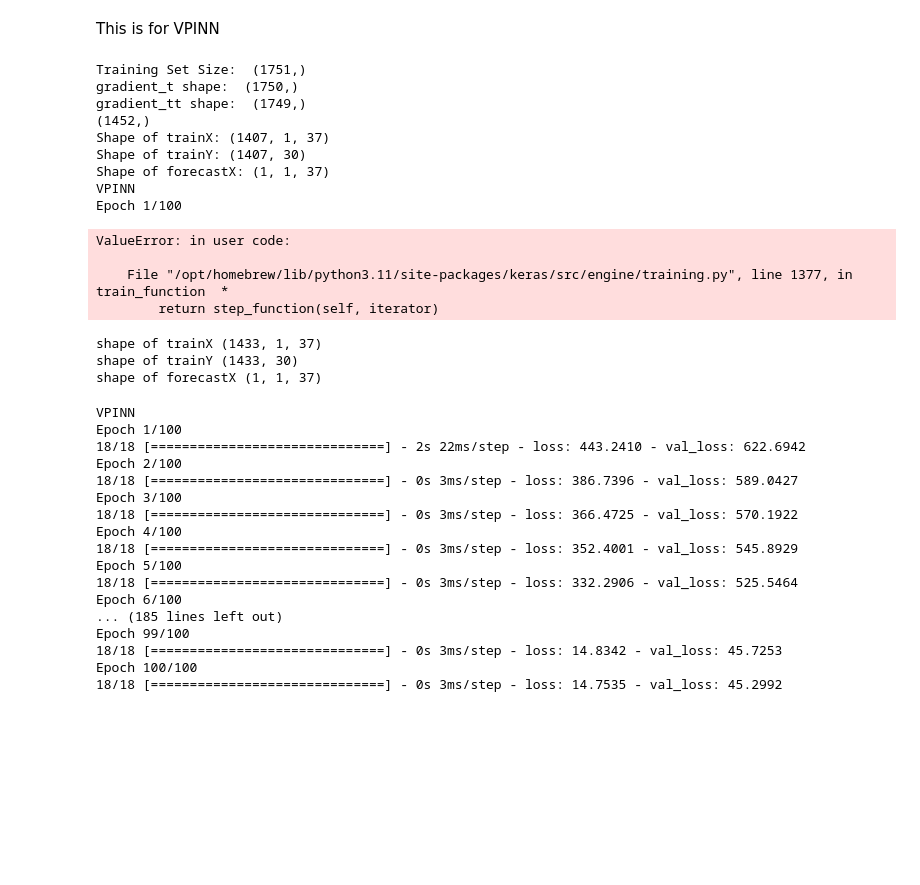
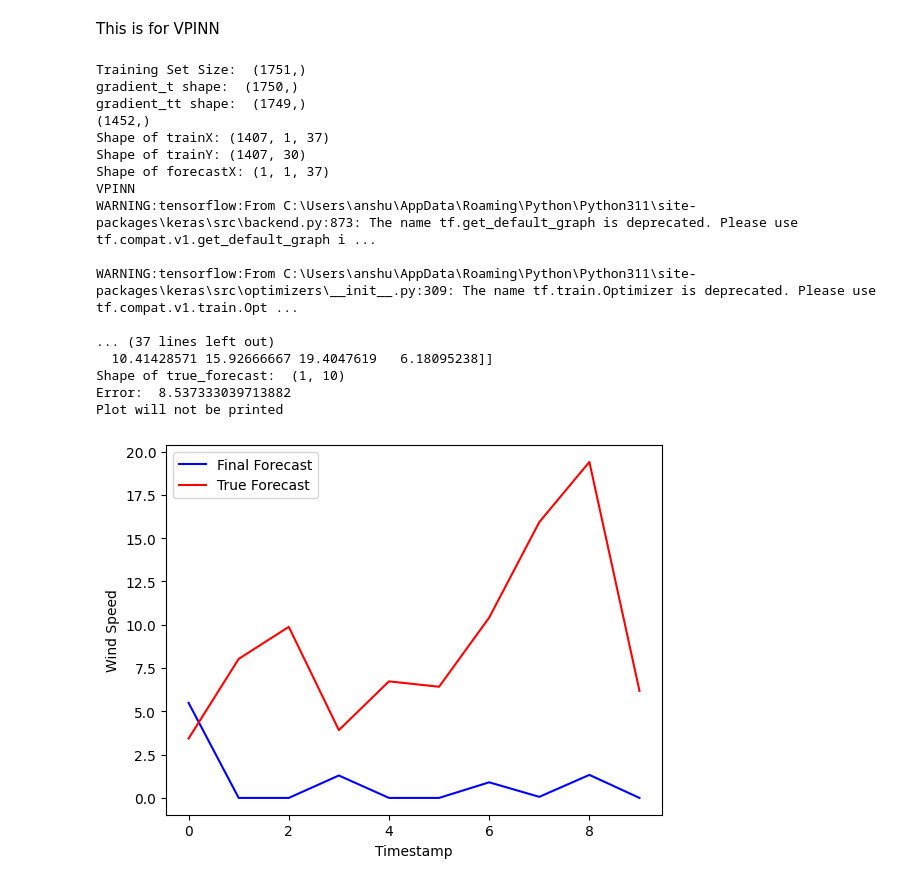
Before and after one commit to oops-moment/Van-der-Pol-informed-Neural-Networks, a Jupyter notebook: VPN.ipynb, the cells around one changed output. Cells and saved outputs as stored; diff of their text form; code cells hidden in the pictures; blank space fills up the shorter version.

Commit message:
Refactor PINN class to use Bidirectional LSTM in train_model_bidirectional method

```diff
--- a/VPN.ipynb
+++ b/VPN.ipynb
@@ -247,67 +253,43 @@ for file, column in zip(files, column_numbers):
     print("Shape of trainY:",vpn.trainy.shape)
     print("Shape of forecastX:",vpn.forecastX.shape)
 
-    vpn.train_model_transformer(type="VPINN")
+    vpn.train_model_bidirectional(type="VPINN")
     error = vpn.evaluate_model()
 
     final_forecast = vpn.final_forecast
     print("Predicted Forecast:")
     print(final_forecast)
     print("Shape of final_forecast:", final_forecast.shape)
 
     true_forecast = vpn.true_forecast
     print("True Forecast:")
     print(true_forecast)
     print("Shape of true_forecast: ",true_forecast.shape)
 
     print("Error: ", error)
     name = file.split("/")[-1].split(".")[0]
 
     vpn.plot_forecasts(name=name, final_forecast=final_forecast,true_forecast=true_forecast)
 
     joblib.dump(vpn, f'model_{name}.pkl')
     with open(f'error_{name}.txt', 'w') as f:
         f.write(str(error))
 # %% [output]
 Training Set Size:  (1751,)
 gradient_t shape:  (1750,)
 gradient_tt shape:  (1749,)
 (1452,)
 Shape of trainX: (1407, 1, 37)
 Shape of trainY: (1407, 30)
 Shape of forecastX: (1, 1, 37)
 VPINN
-Epoch 1/100
+WARNING:tensorflow:From C:\Users\anshu\AppData\Roaming\Python\Python311\site-packages\keras\src\backend.py:873: The name tf.get_default_graph is deprecated. Please use tf.compat.v1.get_default_graph i ...
+
+WARNING:tensorflow:From C:\Users\anshu\AppData\Roaming\Python\Python311\site-packages\keras\src\optimizers\__init__.py:309: The name tf.train.Optimizer is deprecated. Please use tf.compat.v1.train.Opt ...
+
+... (37 lines left out)
+  10.41428571 15.92666667 19.4047619   6.18095238]]
+Shape of true_forecast:  (1, 10)
+Error:  8.537333039713882
+Plot will not be printed
-ValueError: in user code:
-
-    File "/opt/homebrew/lib/python3.11/site-packages/keras/src/engine/training.py", line 1377, in train_function  *
-        return step_function(self, iterator)
+[figure, added]
-# %%
-vpn.convert(offset=30,in_val=35,out_val=10)
-print("shape of trainX",vpn.trainX.shape)
-print("shape of trainY",vpn.trainy.shape)
-print("shape of forecastX",vpn.forecastX.shape)
-# %% [output]
-shape of trainX (1433, 1, 37)
-shape of trainY (1433, 30)
-shape of forecastX (1, 1, 37)
-# %%
-vpn.train_model(type="VPINN")
-# %% [output]
-VPINN
-Epoch 1/100
-18/18 [==============================] - 2s 22ms/step - loss: 443.2410 - val_loss: 622.6942
-Epoch 2/100
-18/18 [==============================] - 0s 3ms/step - loss: 386.7396 - val_loss: 589.0427
-Epoch 3/100
-18/18 [==============================] - 0s 3ms/step - loss: 366.4725 - val_loss: 570.1922
-Epoch 4/100
-18/18 [==============================] - 0s 3ms/step - loss: 352.4001 - val_loss: 545.8929
-Epoch 5/100
-18/18 [==============================] - 0s 3ms/step - loss: 332.2906 - val_loss: 525.5464
-Epoch 6/100
-... (185 lines left out)
-Epoch 99/100
-18/18 [==============================] - 0s 3ms/step - loss: 14.8342 - val_loss: 45.7253
-Epoch 100/100
-18/18 [==============================] - 0s 3ms/step - loss: 14.7535 - val_loss: 45.2992
```
Also changed, not shown: parts of 8 cells of this notebook, 3 other files.
